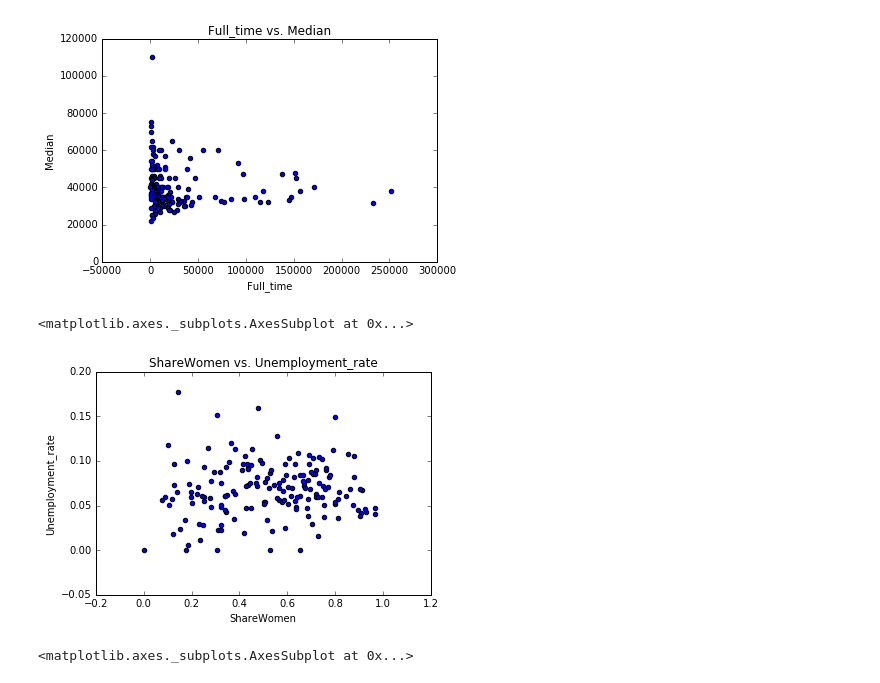
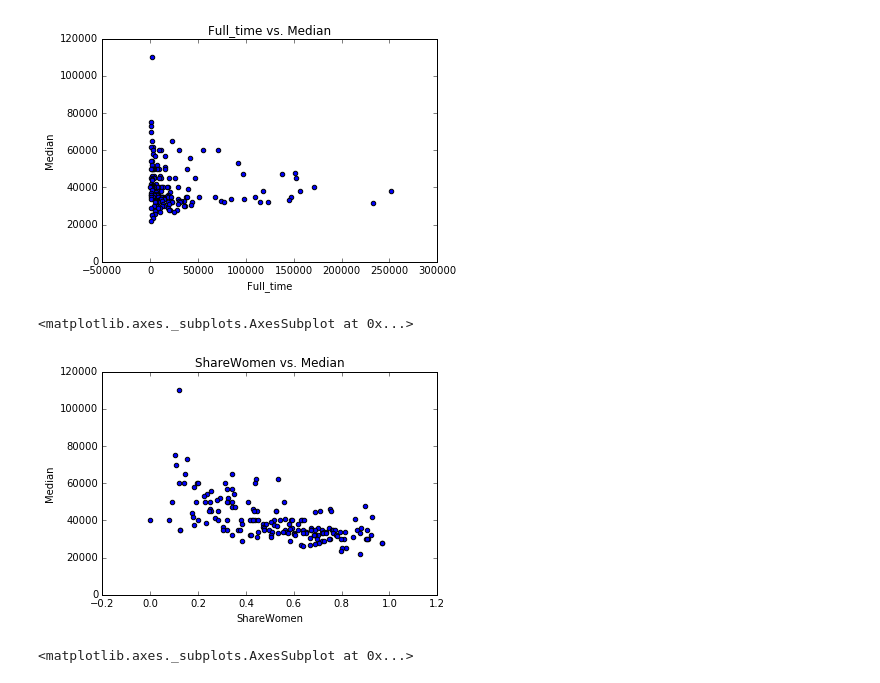
Before and after one commit to agchen92/DataVisualization_CGR, a Jupyter notebook: CGR.ipynb, the cells around one changed output. Drawn from its saved outputs; the diff is of its cells as text; code cells hidden in the pictures.

Commit message:
Performed more data visualization on dataset (histo,scatter,matrix)

```diff
--- a/CGR.ipynb
+++ b/CGR.ipynb
@@ -56,10 +67,10 @@ recent_grads.plot(x='Full_time', y='Median', kind='scatter', title='Full_time vs
 <matplotlib.axes._subplots.AxesSubplot at 0x...>
 [figure]
 # %%
-recent_grads.plot(x='ShareWomen', y='Unemployment_rate', kind='scatter', title='ShareWomen vs. Unemployment_rate')
+recent_grads.plot(x='ShareWomen', y='Median', kind='scatter', title='ShareWomen vs. Median')
 # %% [output]
 <matplotlib.axes._subplots.AxesSubplot at 0x...>
-[figure, old version]
+[figure, new version]
 # %%
 recent_grads.plot(x='Men', y='Median', kind='scatter', title='Men vs. Median')
 # %% [output]
```
Also changed, not shown: parts of 9 cells of this notebook, 1 other file.
